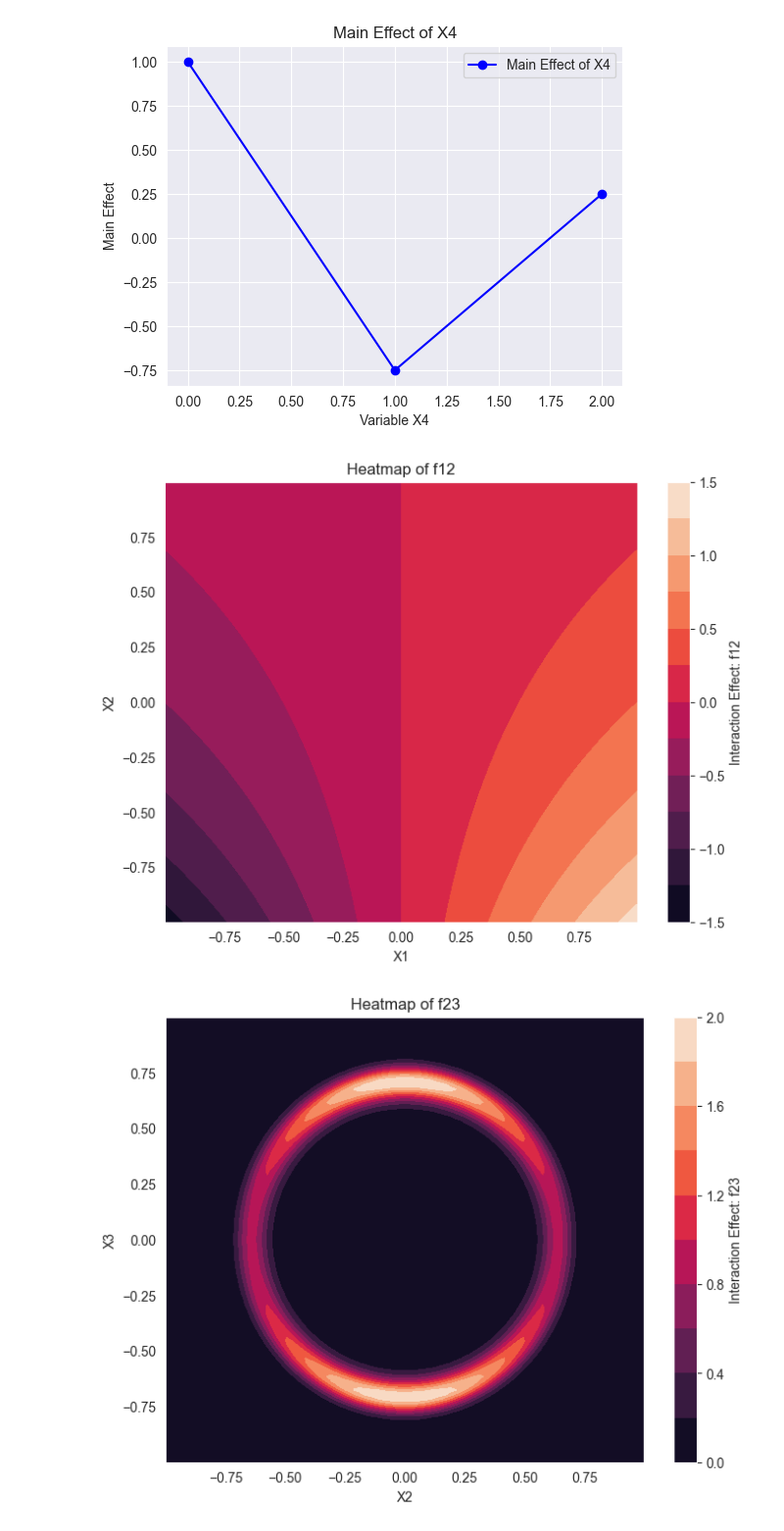
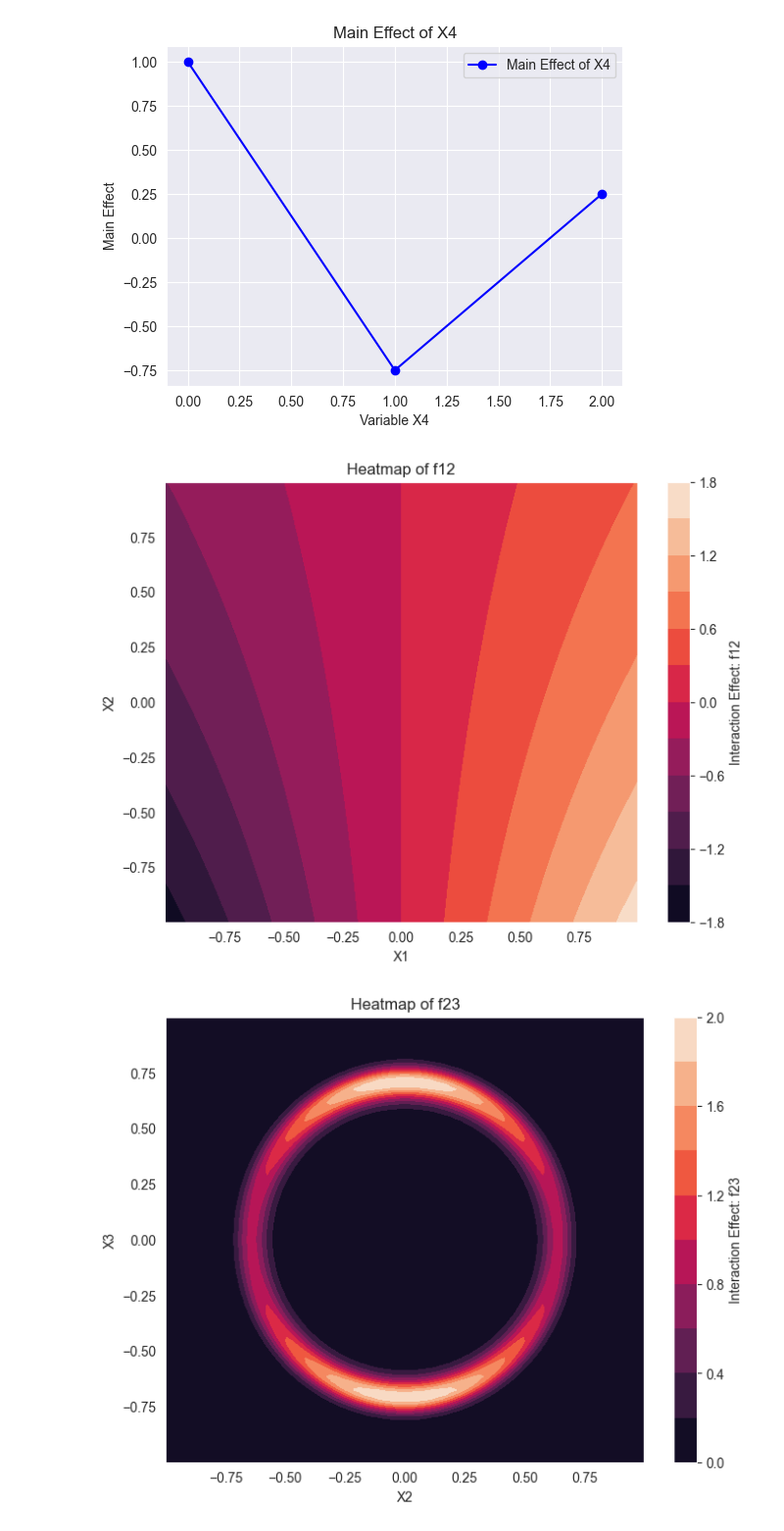
Before and after one commit to tupho289/Honours, a Jupyter notebook: synthetic_data_generation.ipynb, the cells around one changed output. Shown at 98% size. Cells and saved outputs as stored; diff of their text form; code cells hidden in the pictures.

Commit message:
add the codes to select pairwise effects and new set of synthetic data

```diff
--- a/synthetic_data_generation.ipynb
+++ b/synthetic_data_generation.ipynb
@@ -211,36 +212,36 @@ for i in range(1,len(variables) + 1):
 # Interaction plots for f16, f34, f35, and f89
 interaction_pairs = {
     "f12": ("X1", "X2"),
     "f23": ("X2", "X3"),
     "f56": ("X5", "X6")
 }
 
 # Loop through each interaction effect and plot the heatmap
 for interaction, (var1, var2) in interaction_pairs.items():
     x1 = variables[var1]
     x2 = variables[var2]
 
     # Create a meshgrid for plotting
     X1, X2 = np.meshgrid(np.linspace(x1.min(), x1.max(), 100), np.linspace(x2.min(), x2.max(), 100))
 
     # Calculate the interaction effect using the defined function
     if interaction == "f12":
-        Y = 0.5 * X1 * np.exp(-X2)
+        Y = X1 * np.exp(-X2/2)
     elif interaction == "f23":
         Y = 2 * np.exp(-2 * X1**2 - (12 * X1**2 + 10 * X2**2 - 5)**2)
     elif interaction == "f56":
         Y = 2 * np.sin(4*np.pi * X1 * X2)
 
     # Create the heatmap
     plt.figure(figsize=(8, 6))
     plt.contourf(X1, X2, Y, levels = 10)
-    plt.colorbar(label=f'Interaction Effect: {interaction}')
+    plt.colorbar(label = f'Interaction Effect: {interaction}')
     plt.title(f'Heatmap of {interaction}')
     plt.xlabel(var1)
     plt.ylabel(var2)
     plt.show()
 # %% [output]
-[figure, old version]
+[figure, new version]
 [figure]
 [figure]
 # %%
```
Also changed, not shown: parts of 9 cells of this notebook, 4 other files.
